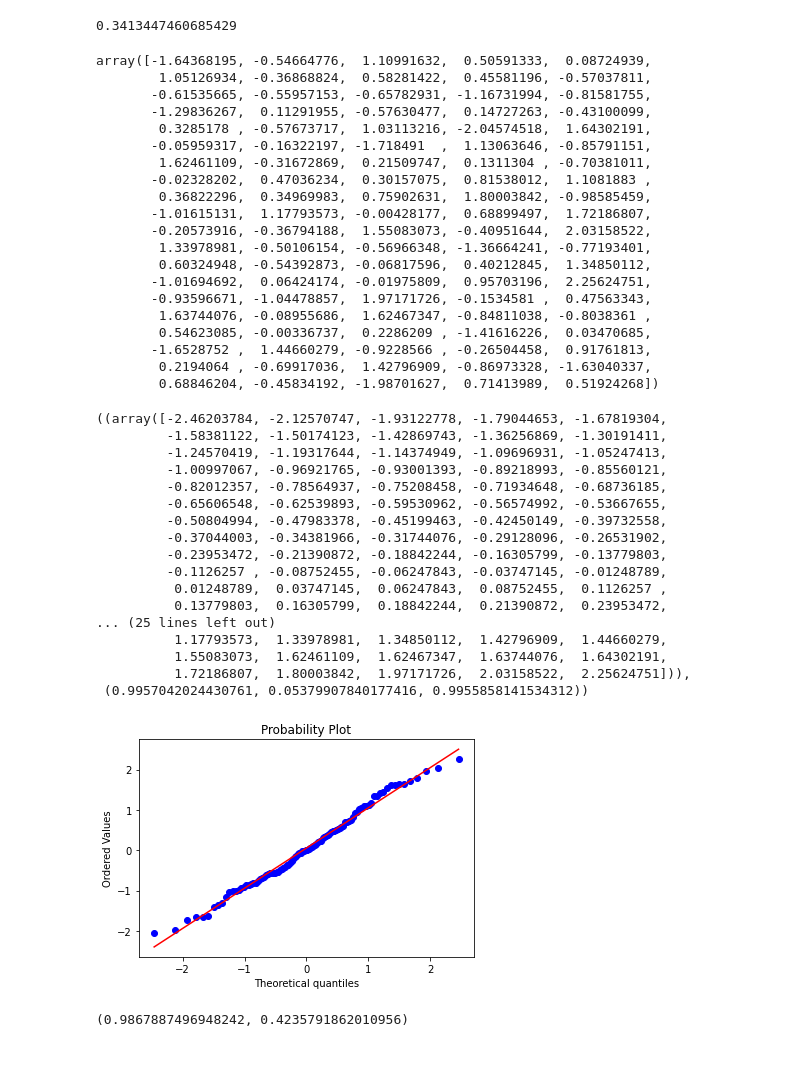
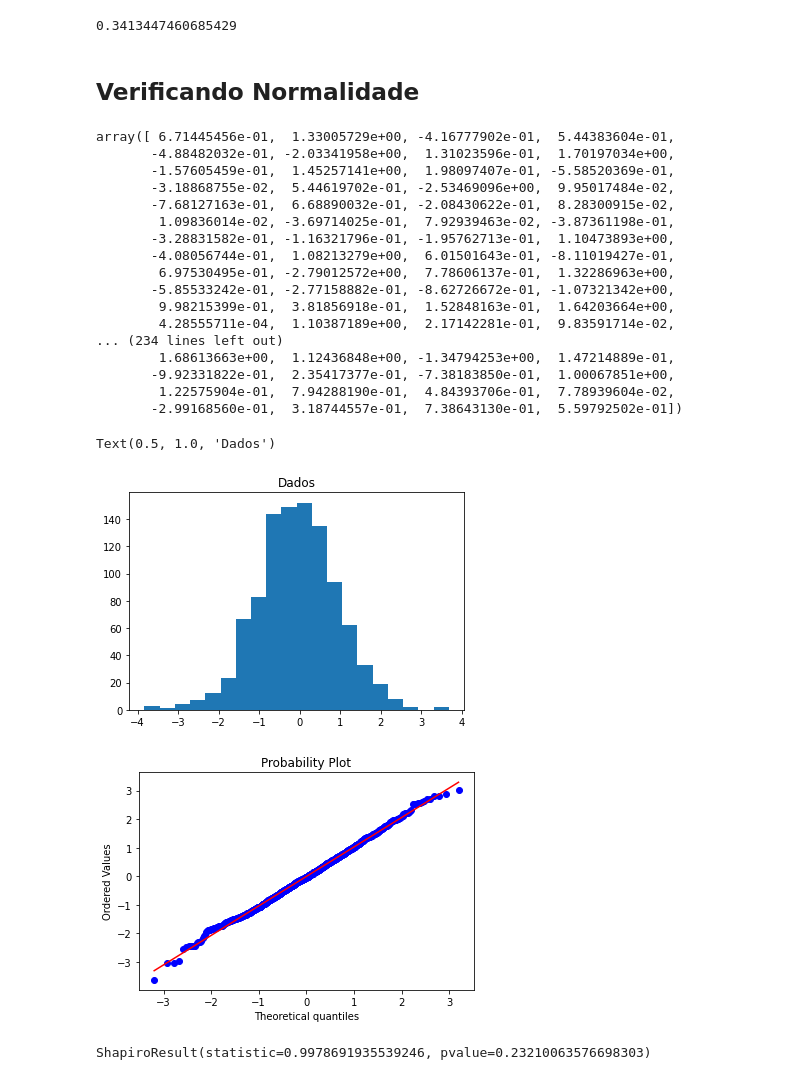
Before and after one commit to houstonsantos/Python-MachineLearning, a Jupyter notebook: Distribuicao/Normal.ipynb, the cells around one changed output. Cells and saved outputs as stored; diff of their text form; code cells hidden in the pictures.

```diff
--- a/Distribuicao/Normal.ipynb
+++ b/Distribuicao/Normal.ipynb
@@ -29,54 +29,45 @@ norm.cdf(6, 8, 2) + norm.sf(10, 8, 2)
 norm.cdf(10, 8, 2) - norm.cdf(8, 8, 2)
 # %% [output]
 0.3413447460685429
+# %% [markdown]
+## Verificando Normalidade
 # %%
 # Gerando uma amostra de tamnho 100 normal
-dados = norm.rvs(size = 100)
+dados = norm.rvs(size = 1000)
 dados
 # %% [output]
-array([-1.64368195, -0.54664776,  1.10991632,  0.50591333,  0.08724939,
-        1.05126934, -0.36868824,  0.58281422,  0.45581196, -0.57037811,
-       -0.61535665, -0.55957153, -0.65782931, -1.16731994, -0.81581755,
-       -1.29836267,  0.11291955, -0.57630477,  0.14727263, -0.43100099,
-        0.3285178 , -0.57673717,  1.03113216, -2.04574518,  1.64302191,
-       -0.05959317, -0.16322197, -1.718491  ,  1.13063646, -0.85791151,
-        1.62461109, -0.31672869,  0.21509747,  0.1311304 , -0.70381011,
-       -0.02328202,  0.47036234,  0.30157075,  0.81538012,  1.1081883 ,
-        0.36822296,  0.34969983,  0.75902631,  1.80003842, -0.98585459,
-       -1.01615131,  1.17793573, -0.00428177,  0.68899497,  1.72186807,
-       -0.20573916, -0.36794188,  1.55083073, -0.40951644,  2.03158522,
-        1.33978981, -0.50106154, -0.56966348, -1.36664241, -0.77193401,
-        0.60324948, -0.54392873, -0.06817596,  0.40212845,  1.34850112,
-       -1.01694692,  0.06424174, -0.01975809,  0.95703196,  2.25624751,
-       -0.93596671, -1.04478857,  1.97171726, -0.1534581 ,  0.47563343,
-        1.63744076, -0.08955686,  1.62467347, -0.84811038, -0.8038361 ,
-        0.54623085, -0.00336737,  0.2286209 , -1.41616226,  0.03470685,
-       -1.6528752 ,  1.44660279, -0.9228566 , -0.26504458,  0.91761813,
-        0.2194064 , -0.69917036,  1.42796909, -0.86973328, -1.63040337,
-        0.68846204, -0.45834192, -1.98701627,  0.71413989,  0.51924268])
+array([ 6.71445456e-01,  1.33005729e+00, -4.16777902e-01,  5.44383604e-01,
+       -4.88482032e-01, -2.03341958e+00,  1.31023596e-01,  1.70197034e+00,
+       -1.57605459e-01,  1.45257141e+00,  1.98097407e-01, -5.58520369e-01,
+       -3.18868755e-02,  5.44619702e-01, -2.53469096e+00,  9.95017484e-02,
+       -7.68127163e-01,  6.68890032e-01, -2.08430622e-01,  8.28300915e-02,
+        1.09836014e-02, -3.69714025e-01,  7.92939463e-02, -3.87361198e-01,
+       -3.28831582e-01, -1.16321796e-01, -1.95762713e-01,  1.10473893e+00,
+       -4.08056744e-01,  1.08213279e+00,  6.01501643e-01, -8.11019427e-01,
+        6.97530495e-01, -2.79012572e+00,  7.78606137e-01,  1.32286963e+00,
+       -5.85533242e-01, -2.77158882e-01, -8.62726672e-01, -1.07321342e+00,
+        9.98215399e-01,  3.81856918e-01,  1.52848163e-01,  1.64203664e+00,
+        4.28555711e-04,  1.10387189e+00,  2.17142281e-01,  9.83591714e-02,
+... (234 lines left out)
+        1.68613663e+00,  1.12436848e+00, -1.34794253e+00,  1.47214889e-01,
+       -9.92331822e-01,  2.35417377e-01, -7.38183850e-01,  1.00067851e+00,
+        1.22575904e-01,  7.94288190e-01,  4.84393706e-01,  7.78939604e-02,
+       -2.99168560e-01,  3.18744557e-01,  7.38643130e-01,  5.59792502e-01])
-# %%
-stats.probplot(dados, plot = plt)
-# %% [output]
-((array([-2.46203784, -2.12570747, -1.93122778, -1.79044653, -1.67819304,
-         -1.58381122, -1.50174123, -1.42869743, -1.36256869, -1.30191411,
-         -1.24570419, -1.19317644, -1.14374949, -1.09696931, -1.05247413,
-         -1.00997067, -0.96921765, -0.93001393, -0.89218993, -0.85560121,
-         -0.82012357, -0.78564937, -0.75208458, -0.71934648, -0.68736185,
-         -0.65606548, -0.62539893, -0.59530962, -0.56574992, -0.53667655,
-         -0.50804994, -0.47983378, -0.45199463, -0.42450149, -0.39732558,
-         -0.37044003, -0.34381966, -0.31744076, -0.29128096, -0.26531902,
-         -0.23953472, -0.21390872, -0.18842244, -0.16305799, -0.13779803,
-         -0.1126257 , -0.08752455, -0.06247843, -0.03747145, -0.01248789,
-          0.01248789,  0.03747145,  0.06247843,  0.08752455,  0.1126257 ,
-          0.13779803,  0.16305799,  0.18842244,  0.21390872,  0.23953472,
-... (25 lines left out)
-          1.17793573,  1.33978981,  1.34850112,  1.42796909,  1.44660279,
-          1.55083073,  1.62461109,  1.62467347,  1.63744076,  1.64302191,
-          1.72186807,  1.80003842,  1.97171726,  2.03158522,  2.25624751])),
- (0.9957042024430761, 0.05379907840177416, 0.9955858141534312))
-[figure, removed]
+# %%
+# Histograma
+plt.hist(dados, bins = 20)
+plt.title('Dados')
+# %% [output]
+Text(0.5, 1.0, 'Dados')
+[figure, added]
+# %%
+fig, ax = plt.subplots()
+stats.probplot(dados, fit = True, plot = ax)
+plt.show()
+# %% [output]
+[figure, added]
 # %%
 # Realizando o teste de Shapiro
 stats.shapiro(dados)
 # %% [output]
-(0.9867887496948242, 0.4235791862010956)
+ShapiroResult(statistic=0.9978691935539246, pvalue=0.23210063576698303)
```
Also changed, not shown: parts of 5 cells of this notebook, 20 other files.
